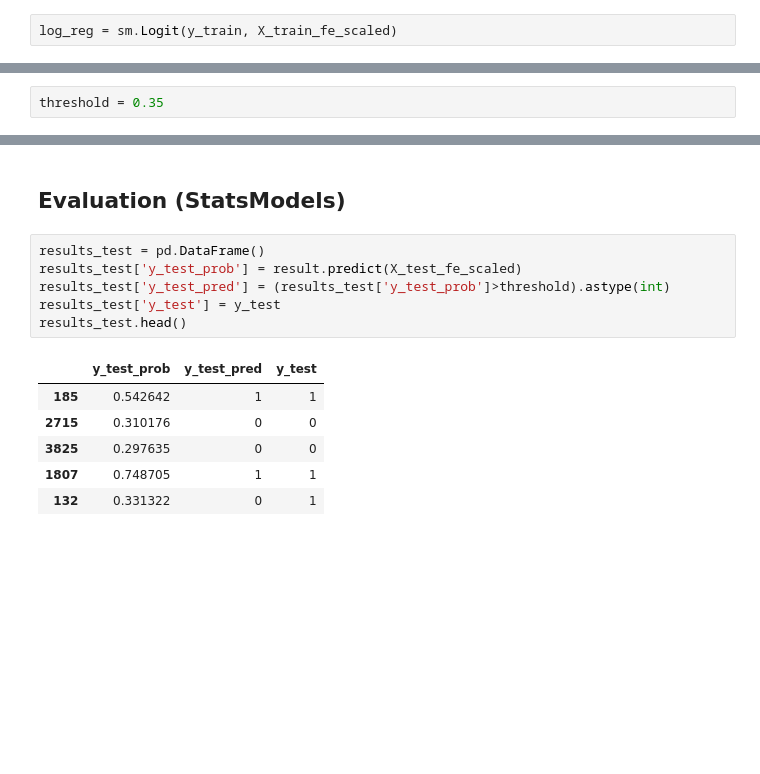
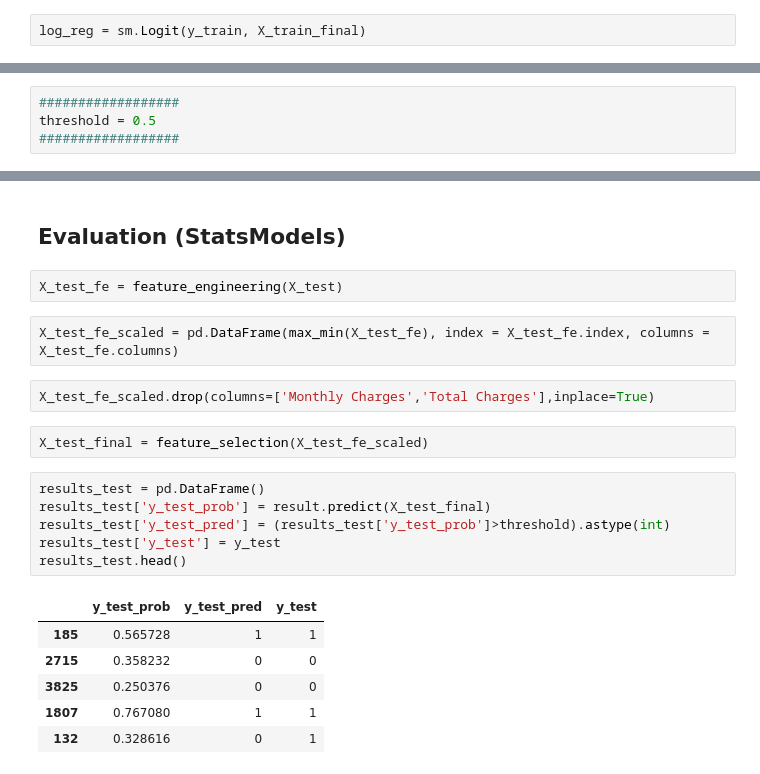
Before and after one commit to Aurelius-Blackwell/Customer_retention_analysis, a Jupyter notebook: Logreg V3.ipynb, the cells around one changed output, grey strips where cells are left out. Drawn from its saved outputs; the diff is of its cells as text; blank space fills up the shorter version.

```diff
--- a/Logreg V3.ipynb
+++ b/Logreg V3.ipynb
@@ -257,7 +311,7 @@ vif_data
 # %% [markdown]
 ## **Modeling (StatsModels)**
 # %%
-log_reg = sm.Logit(y_train, X_train_fe_scaled)
+log_reg = sm.Logit(y_train, X_train_final)
 # %%
 result = log_reg.fit()
 # %% [output]
@@ -287,6 +341,8 @@ Contract_Two year                         -1.3899      0.206     -6.760      0.0
 # %% [markdown]
 ### **Choose your threshold**
 # %%
-threshold = 0.35
+##################
+threshold = 0.5
+##################
 # %%
 results = pd.DataFrame()
@@ -323,18 +379,26 @@ The F1-score of your model is: 0.642130460801915
 # %% [markdown]
 ## **Evaluation (StatsModels)**
+# %%
+X_test_fe = feature_engineering(X_test)
+# %%
+X_test_fe_scaled = pd.DataFrame(max_min(X_test_fe), index = X_test_fe.index, columns = X_test_fe.columns)
+# %%
+X_test_fe_scaled.drop(columns=['Monthly Charges','Total Charges'],inplace=True)
+# %%
+X_test_final = feature_selection(X_test_fe_scaled)
 # %%
 results_test = pd.DataFrame()
-results_test['y_test_prob'] = result.predict(X_test_fe_scaled)
+results_test['y_test_prob'] = result.predict(X_test_final)
 results_test['y_test_pred'] = (results_test['y_test_prob']>threshold).astype(int)
 results_test['y_test'] = y_test
 results_test.head()
 # %% [output]
 |  | y_test_prob | y_test_pred | y_test |
-| 185 | 0.542642 | 1 | 1 |
-| 2715 | 0.310176 | 0 | 0 |
-| 3825 | 0.297635 | 0 | 0 |
-| 1807 | 0.748705 | 1 | 1 |
-| 132 | 0.331322 | 0 | 1 |
+| 185 | 0.565728 | 1 | 1 |
+| 2715 | 0.358232 | 0 | 0 |
+| 3825 | 0.250376 | 0 | 0 |
+| 1807 | 0.767080 | 1 | 1 |
+| 132 | 0.328616 | 0 | 1 |
 # %%
 get_results(results_test.y_test,results_test.y_test_pred)
 # %% [output]
```
Also changed, not shown: parts of 60 cells of this notebook.
